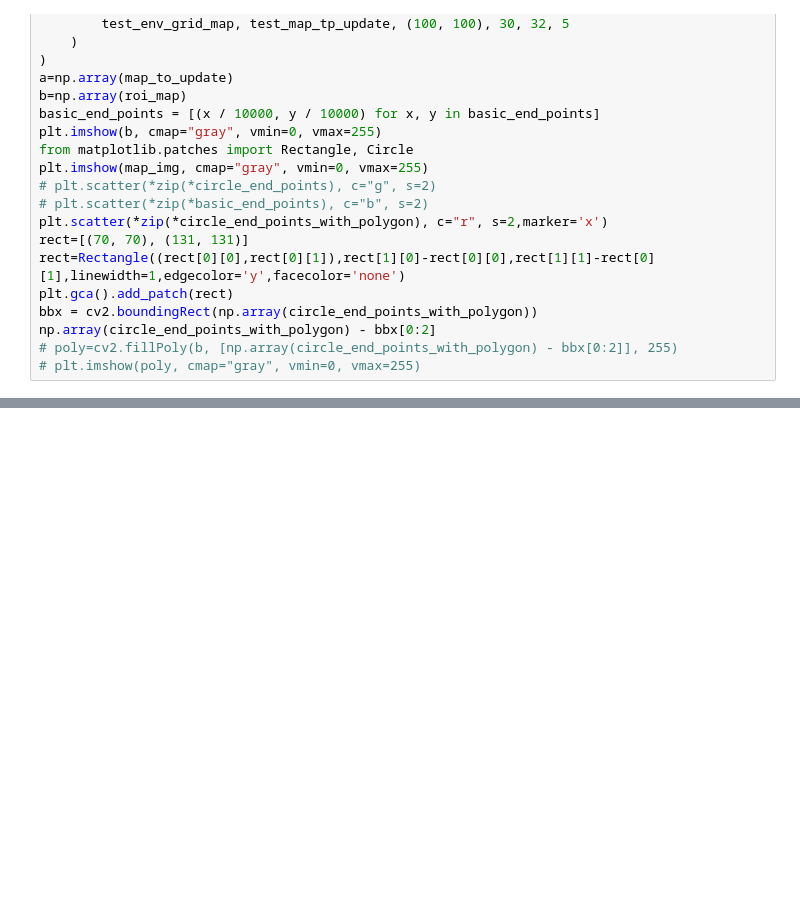
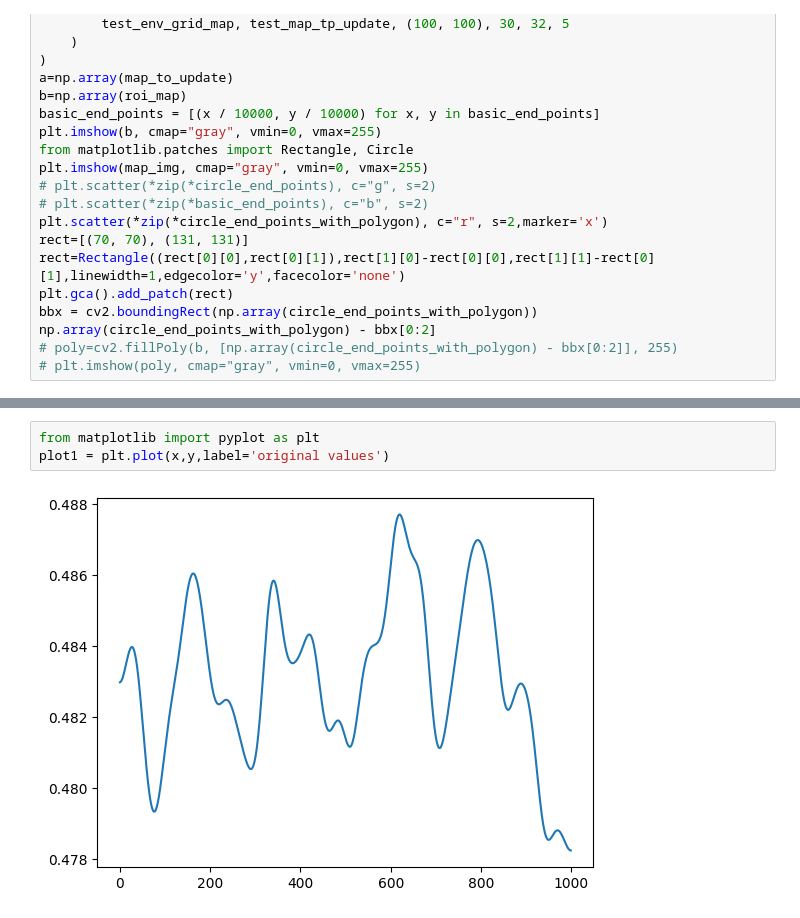
Before and after one commit to FireWolves/mcerl, a Jupyter notebook: test.ipynb, the cells around one changed output, grey strips where cells are left out. Drawn from its saved outputs; the diff is of its cells as text; blank space fills up the shorter version.

```diff
--- a/test.ipynb
+++ b/test.ipynb
@@ -877,0 +912,5 @@ np.array(circle_end_points_with_polygon) - bbx[0:2]
+# %%
+from matplotlib import pyplot as plt
+plot1 = plt.plot(x,y,label='original values')
+# %% [output]
+[figure, added]
```
Also changed, not shown: parts of 8 cells of this notebook.
